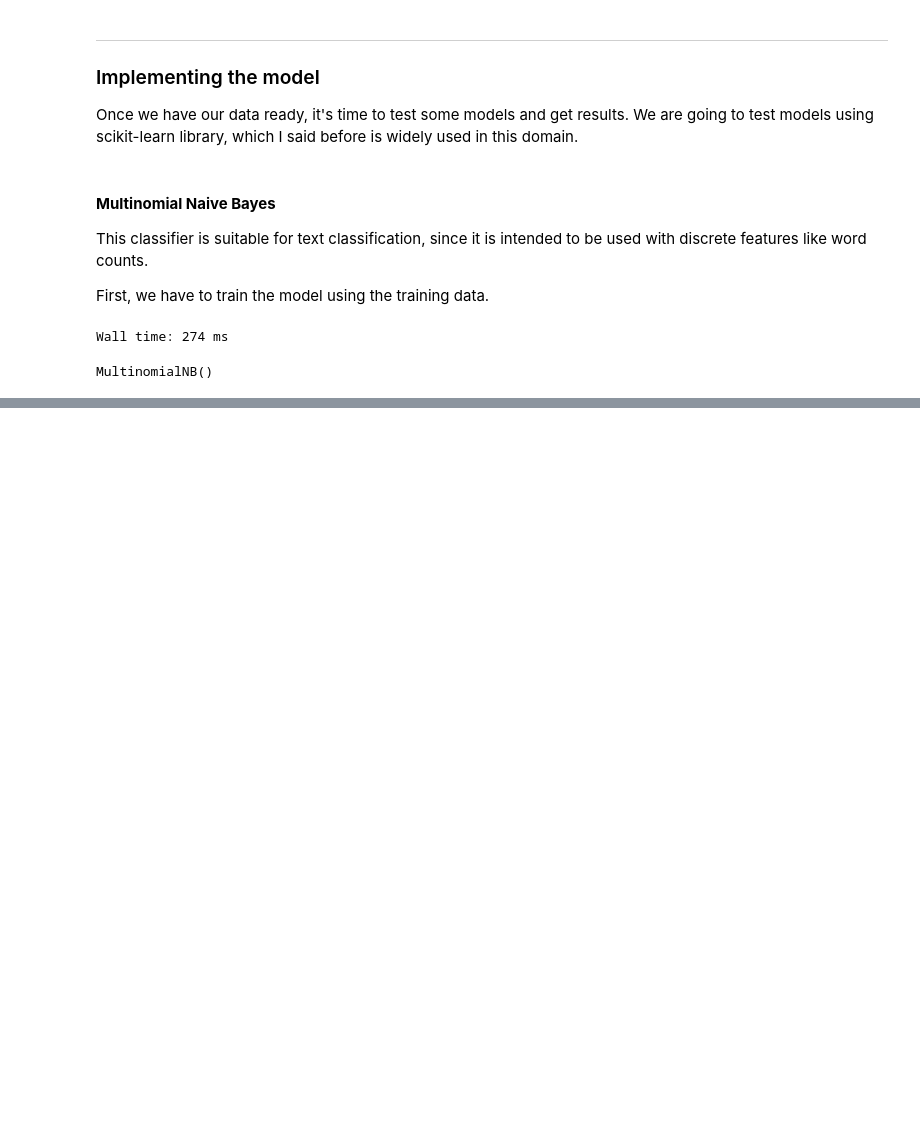
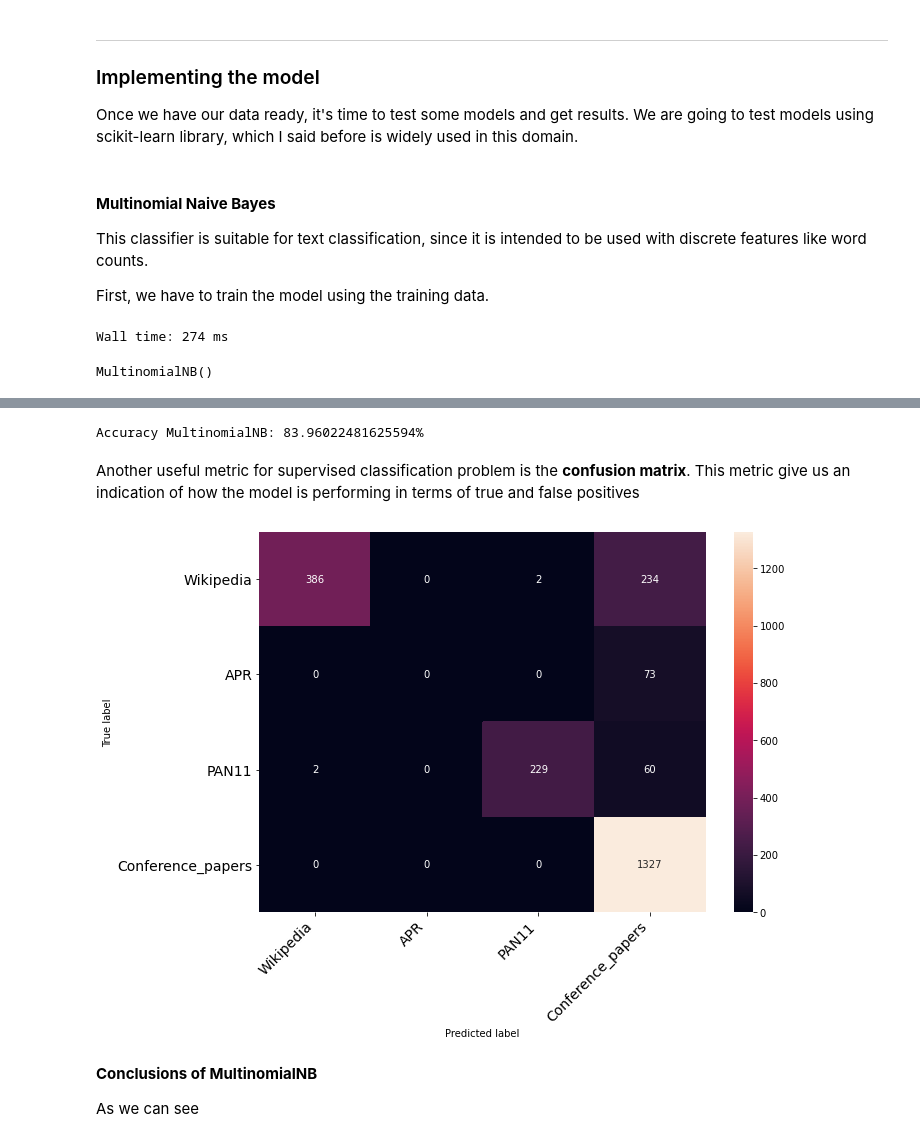
Before and after one commit to Juanju97/ea-associate-test, a Jupyter notebook: 3. Classification.ipynb, the cells around one changed output, grey strips where cells are left out. Drawn from its saved outputs; the diff is of its cells as text; code cells hidden in the pictures; blank space fills up the shorter version.

Commit message:
First MultinomialNB results

```diff
--- a/3. Classification.ipynb
+++ b/3. Classification.ipynb
@@ -22,6 +22,8 @@ from sklearn import preprocessing
 
 le = preprocessing.LabelEncoder()
 preproc_df['Target'] = le.fit_transform([cat for cat in preproc_df['Category']])
+# %%
+labels = list(set(preproc_df['Category'].tolist()))
 # %%
 preproc_df.head()
 # %% [output]
@@ -106,0 +107,42 @@ clf.score(X_test, Y_test)
+# %%
+from sklearn import metrics
+
+print('Accuracy MultinomialNB: ' + str(100 * metrics.accuracy_score(Y_test, Y_pred)) + '%')
+# %% [output]
+Accuracy MultinomialNB: 83.96022481625594%
+# %% [markdown]
+Another useful metric for supervised classification problem is the **confusion matrix**. This metric give us an indication of how the model is performing in terms of true and false positives
+# %%
+import matplotlib.pyplot as plt
+import seaborn as sns
+
+def print_confusion_matrix(confusion_matrix, class_names, normalize=False, figsize=(10,7), fontsize=14):
+    df_cm = pd.DataFrame(
+        confusion_matrix, index=class_names, columns=class_names,
+    )
+    fig = plt.figure(figsize=figsize)
+    try:
+        heatmap = sns.heatmap(df_cm, annot=True, fmt="d")
+    except ValueError:
+        raise ValueError("Confusion matrix values must be integers.")
+    heatmap.yaxis.set_ticklabels(heatmap.yaxis.get_ticklabels(), rotation=0, ha='right', fontsize=fontsize)
+    heatmap.xaxis.set_ticklabels(heatmap.xaxis.get_ticklabels(), rotation=45, ha='right', fontsize=fontsize)
+    plt.ylabel('True label')
+    plt.xlabel('Predicted label')
+    return fig
+# %%
+from sklearn import metrics
+
+# Inverse transform the label encoding
+Y_test_cat = le.inverse_transform(Y_test)
+Y_pred_cat = le.inverse_transform(Y_pred)
+
+conf = metrics.confusion_matrix(Y_test, Y_predicted)
+# %%
+print_confusion_matrix(conf, labels);
+# %% [output]
+[figure, added]
+# %% [markdown]
+**Conclusions of MultinomialNB**
+
+As we can see
```
Also changed, not shown: parts of 3 cells of this notebook, 2 other files.
